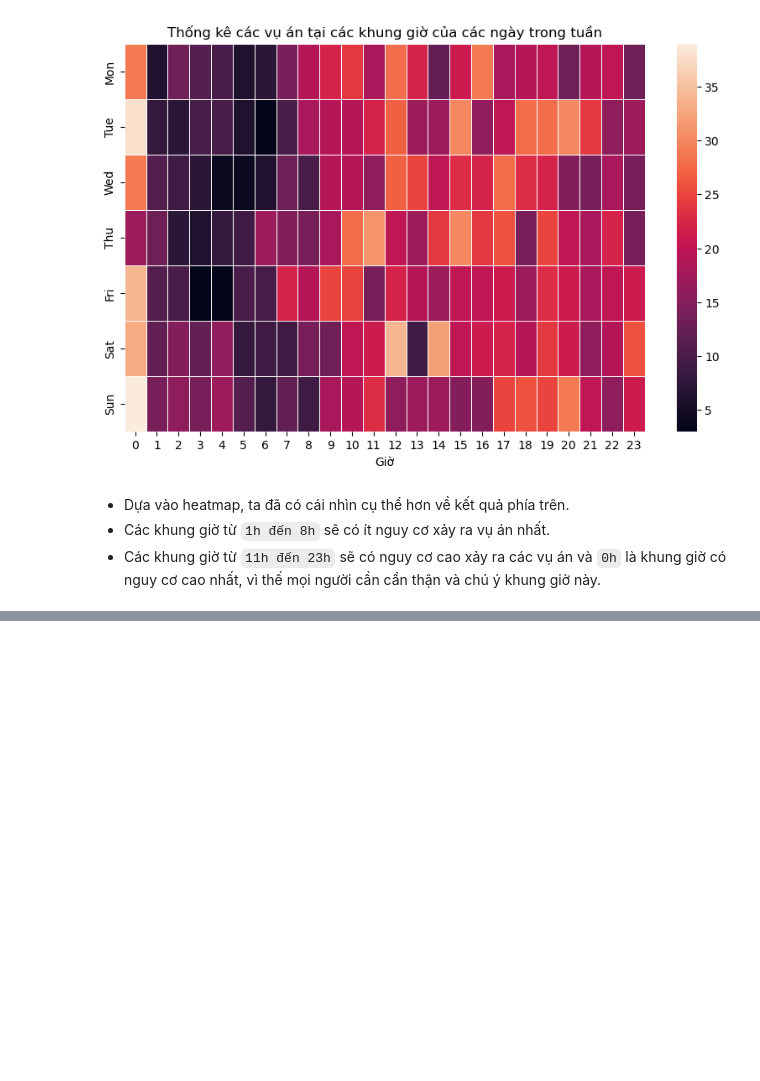
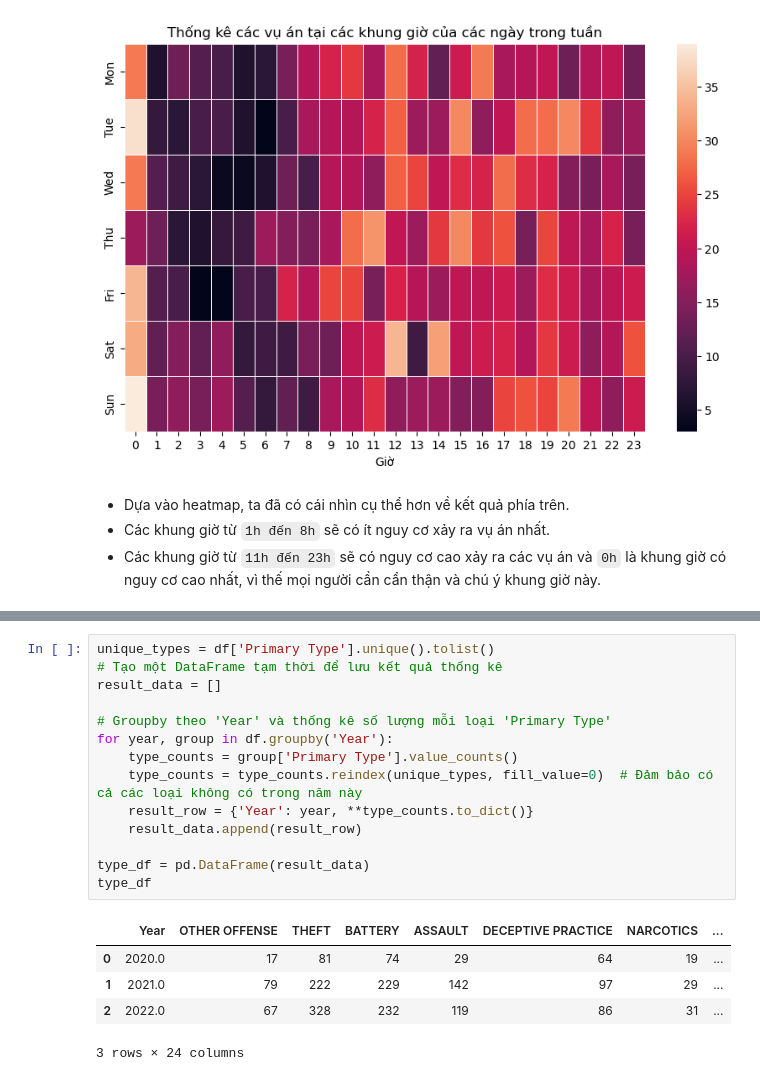
Before and after one commit to snguyenduongtruong/Intro2DataScience_Project, a Jupyter notebook: question.ipynb, the cells around one changed output, grey strips where cells are left out. Cells and saved outputs as stored; diff of their text form; blank space fills up the shorter version.

```diff
--- a/question.ipynb
+++ b/question.ipynb
@@ -79,0 +92,20 @@ Text(0.5, 1.0, 'Thống kê các vụ án tại các khung giờ của các ngà
+# %%
+unique_types = df['Primary Type'].unique().tolist()
+# Tạo một DataFrame tạm thời để lưu kết quả thống kê
+result_data = []
+
+# Groupby theo 'Year' và thống kê số lượng mỗi loại 'Primary Type'
+for year, group in df.groupby('Year'):
+    type_counts = group['Primary Type'].value_counts()
+    type_counts = type_counts.reindex(unique_types, fill_value=0)  # Đảm bảo có cả các loại không có trong năm này
+    result_row = {'Year': year, **type_counts.to_dict()}
+    result_data.append(result_row)
+
+type_df = pd.DataFrame(result_data)
+type_df
+# %% [output]
+|  | Year | OTHER OFFENSE | THEFT | BATTERY | ASSAULT | DECEPTIVE PRACTICE | NARCOTICS | ... |
+| 0 | 2020.0 | 17 | 81 | 74 | 29 | 64 | 19 | ... |
+| 1 | 2021.0 | 79 | 222 | 229 | 142 | 97 | 29 | ... |
+| 2 | 2022.0 | 67 | 328 | 232 | 119 | 86 | 31 | ... |
+3 rows × 24 columns
```
Also changed, not shown: parts of 5 cells of this notebook.
